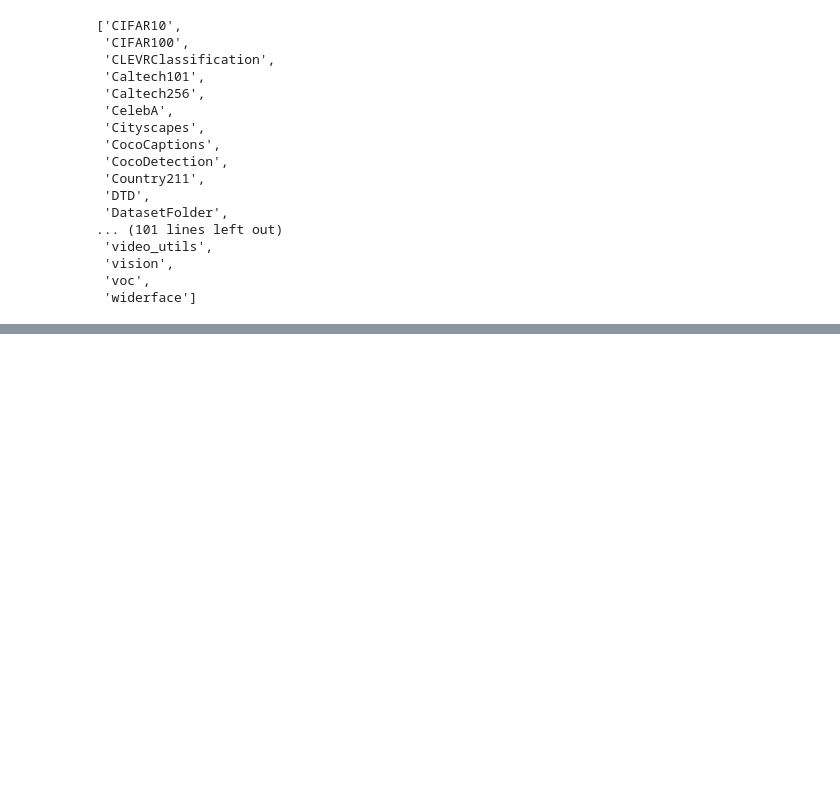
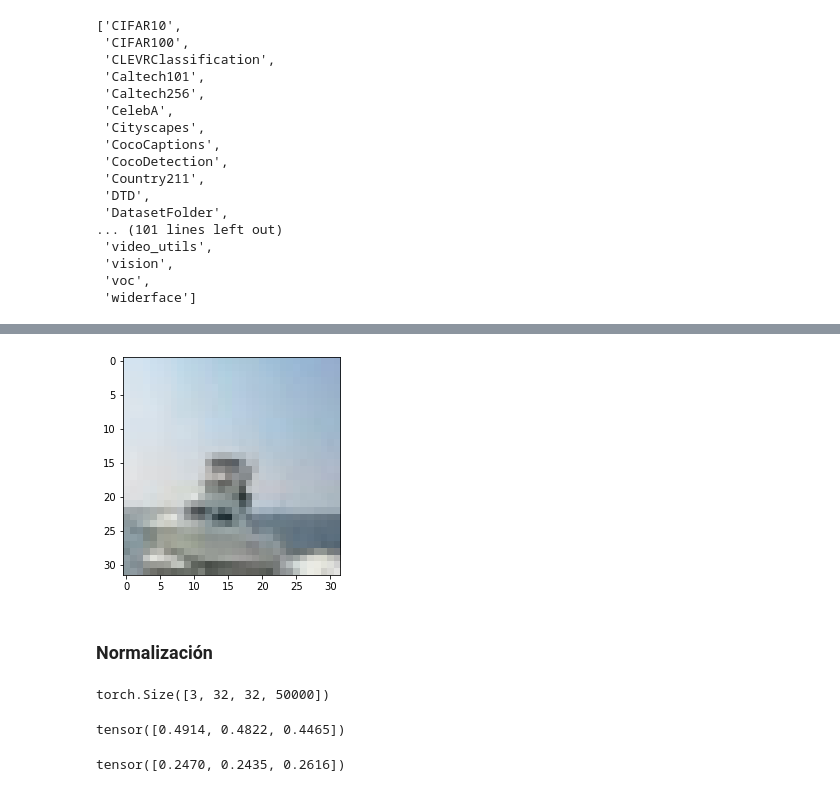
Before and after one commit to wizmik12/first-app-pytorch, a Jupyter notebook: 3_clasificación_imágenes.ipynb, the cells around one changed output, grey strips where cells are left out. Saved outputs shown, nothing was run; the diff lists cells and outputs as text; code cells hidden in the pictures; blank space fills up the shorter version.

```diff
--- a/3_clasificación_imágenes.ipynb
+++ b/3_clasificación_imágenes.ipynb
@@ -36,0 +94,20 @@ dir(datasets) # En Pytorch tenemos para probar multitud de datasets
+# %%
+plt.imshow(img_t.permute(1, 2, 0))  # <1>
+plt.show()
+# %% [output]
+[figure, added]
+# %% [markdown]
+### Normalización
+# %%
+imgs = torch.stack([img_t for img_t, _ in tensor_cifar10], dim=3)
+imgs.shape
+# %% [output]
+torch.Size([3, 32, 32, 50000])
+# %%
+imgs.view(3, -1).mean(dim=1)
+# %% [output]
+tensor([0.4914, 0.4822, 0.4465])
+# %%
+imgs.view(3, -1).std(dim=1)
+# %% [output]
+tensor([0.2470, 0.2435, 0.2616])
```
Also changed, not shown: parts of 14 cells of this notebook.
